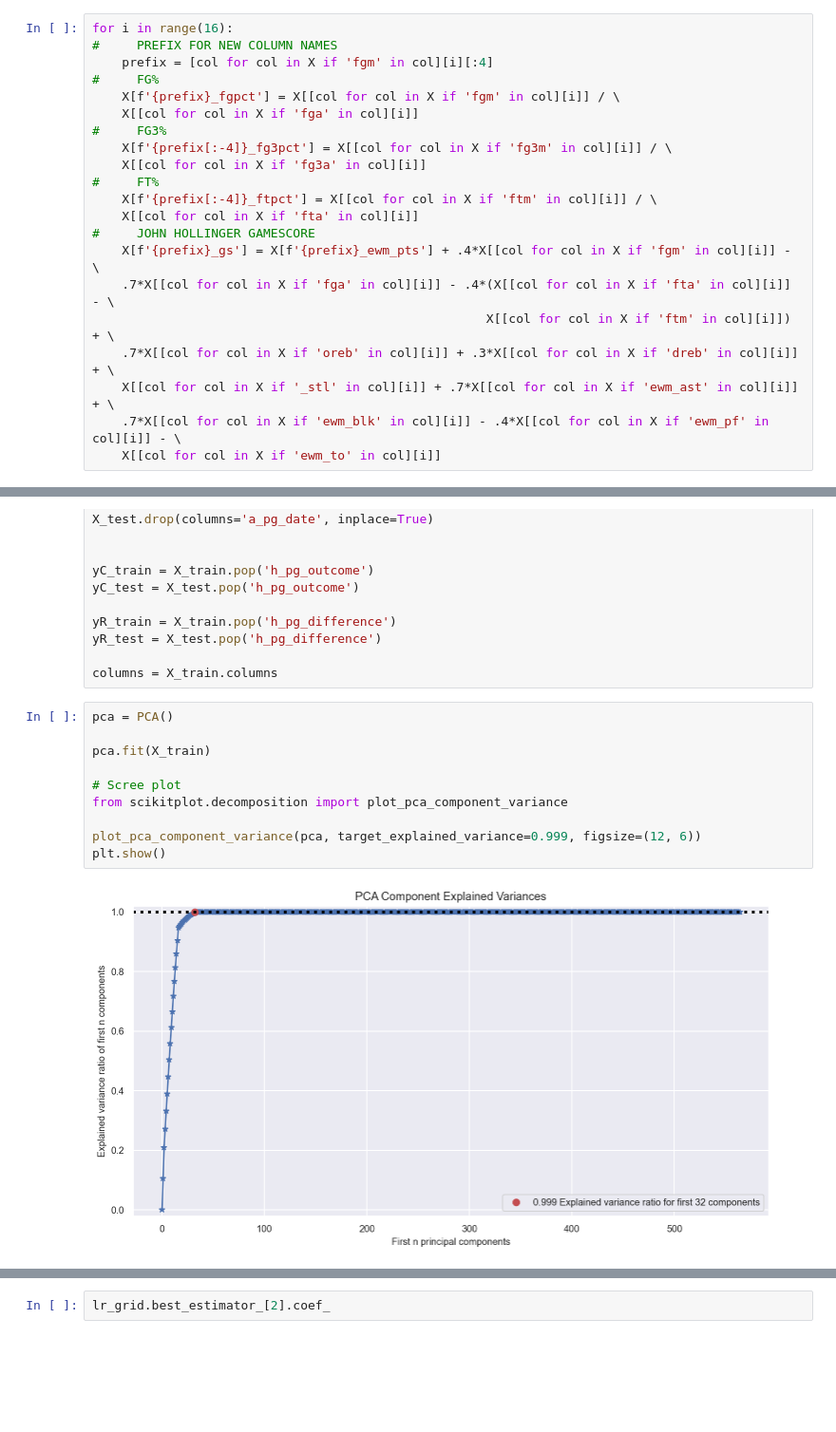
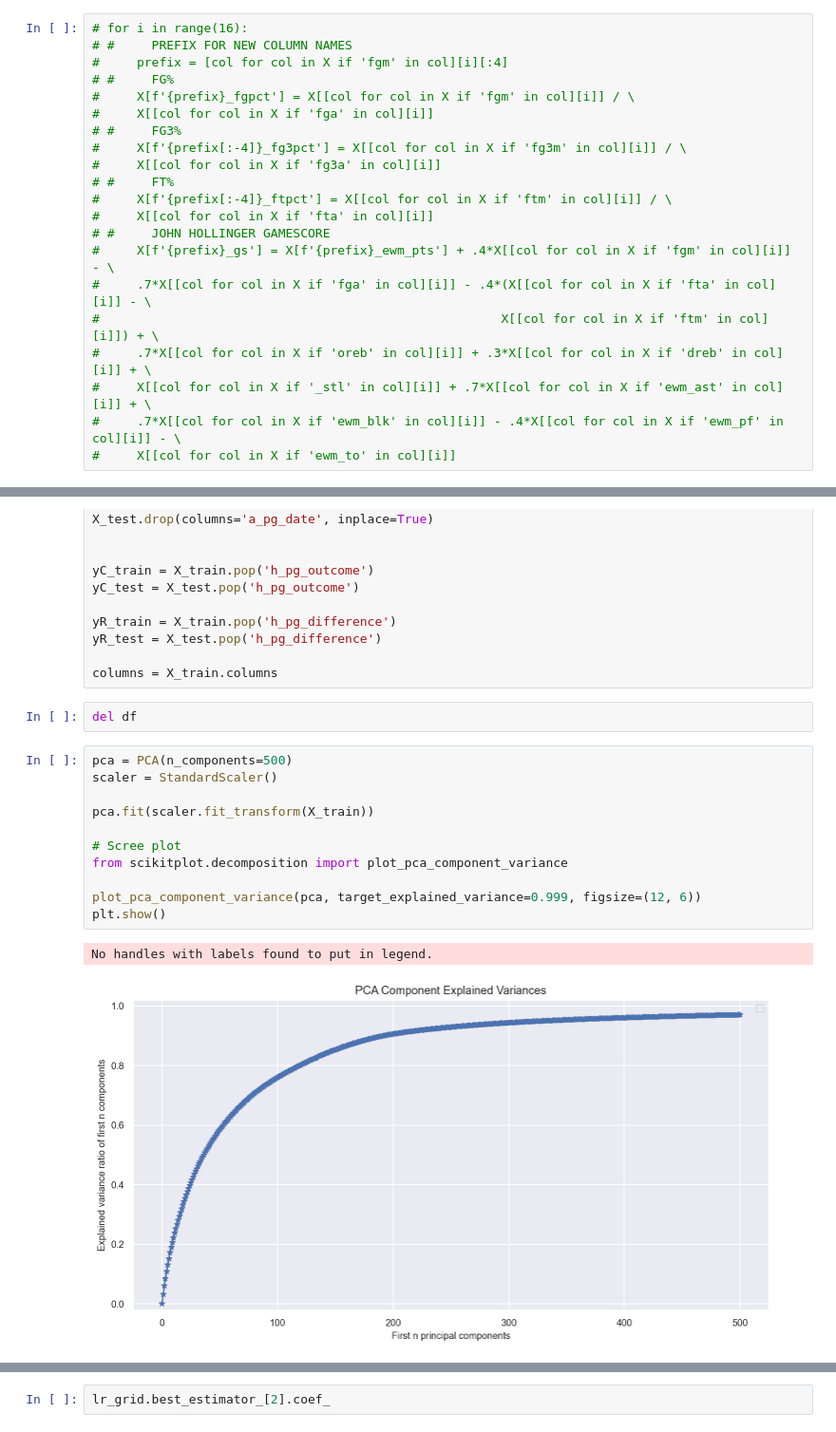
Before and after one commit to finjammin/Capstone-NBA, a Jupyter notebook: Pt4_Modelling/Modelling_LogReg.ipynb, the cells around one changed output, grey strips where cells are left out. Shown at 95% size. Drawn from its saved outputs; the diff is of its cells as text; blank space fills up the shorter version.

```diff
--- a/Pt4_Modelling/Modelling_LogReg.ipynb
+++ b/Pt4_Modelling/Modelling_LogReg.ipynb
@@ -104,24 +116,24 @@ br_glossary['GmSc']
 # %%
-for i in range(16):
-#     PREFIX FOR NEW COLUMN NAMES
-    prefix = [col for col in X if 'fgm' in col][i][:4]
-#     FG%
-    X[f'{prefix}_fgpct'] = X[[col for col in X if 'fgm' in col][i]] / \
-    X[[col for col in X if 'fga' in col][i]]
-#     FG3%
-    X[f'{prefix[:-4]}_fg3pct'] = X[[col for col in X if 'fg3m' in col][i]] / \
-    X[[col for col in X if 'fg3a' in col][i]]
-#     FT%
-    X[f'{prefix[:-4]}_ftpct'] = X[[col for col in X if 'ftm' in col][i]] / \
-    X[[col for col in X if 'fta' in col][i]]
-#     JOHN HOLLINGER GAMESCORE
-    X[f'{prefix}_gs'] = X[f'{prefix}_ewm_pts'] + .4*X[[col for col in X if 'fgm' in col][i]] - \
-    .7*X[[col for col in X if 'fga' in col][i]] - .4*(X[[col for col in X if 'fta' in col][i]] - \
-                                                     X[[col for col in X if 'ftm' in col][i]]) + \
-    .7*X[[col for col in X if 'oreb' in col][i]] + .3*X[[col for col in X if 'dreb' in col][i]] + \
-    X[[col for col in X if '_stl' in col][i]] + .7*X[[col for col in X if 'ewm_ast' in col][i]] + \
-    .7*X[[col for col in X if 'ewm_blk' in col][i]] - .4*X[[col for col in X if 'ewm_pf' in col][i]] - \
-    X[[col for col in X if 'ewm_to' in col][i]]
+# for i in range(16):
+# #     PREFIX FOR NEW COLUMN NAMES
+#     prefix = [col for col in X if 'fgm' in col][i][:4]
+# #     FG%
+#     X[f'{prefix}_fgpct'] = X[[col for col in X if 'fgm' in col][i]] / \
+#     X[[col for col in X if 'fga' in col][i]]
+# #     FG3%
+#     X[f'{prefix[:-4]}_fg3pct'] = X[[col for col in X if 'fg3m' in col][i]] / \
+#     X[[col for col in X if 'fg3a' in col][i]]
+# #     FT%
+#     X[f'{prefix[:-4]}_ftpct'] = X[[col for col in X if 'ftm' in col][i]] / \
+#     X[[col for col in X if 'fta' in col][i]]
+# #     JOHN HOLLINGER GAMESCORE
+#     X[f'{prefix}_gs'] = X[f'{prefix}_ewm_pts'] + .4*X[[col for col in X if 'fgm' in col][i]] - \
+#     .7*X[[col for col in X if 'fga' in col][i]] - .4*(X[[col for col in X if 'fta' in col][i]] - \
+#                                                      X[[col for col in X if 'ftm' in col][i]]) + \
+#     .7*X[[col for col in X if 'oreb' in col][i]] + .3*X[[col for col in X if 'dreb' in col][i]] + \
+#     X[[col for col in X if '_stl' in col][i]] + .7*X[[col for col in X if 'ewm_ast' in col][i]] + \
+#     .7*X[[col for col in X if 'ewm_blk' in col][i]] - .4*X[[col for col in X if 'ewm_pf' in col][i]] - \
+#     X[[col for col in X if 'ewm_to' in col][i]]
 # %%
 X.drop(columns=['a_pg_season_id', 'a_pg_location', 'a_pg_type',
        'a_pg_outcome', 'a_pg_difference', 'a_pg_game_id'], inplace=True)
@@ -143,15 +155,19 @@ yR_train = X_train.pop('h_pg_difference')
 yR_test = X_test.pop('h_pg_difference')
 
 columns = X_train.columns
+# %%
+del df
 # %%
-pca = PCA()
+pca = PCA(n_components=500)
+scaler = StandardScaler()
 
-pca.fit(X_train)
+pca.fit(scaler.fit_transform(X_train))
 
 # Scree plot
 from scikitplot.decomposition import plot_pca_component_variance
 
 plot_pca_component_variance(pca, target_explained_variance=0.999, figsize=(12, 6))
 plt.show()
 # %% [output]
+No handles with labels found to put in legend.
-[figure, old version]
+[figure, new version]
```
Also changed, not shown: parts of 16 cells of this notebook, 10 other files.
